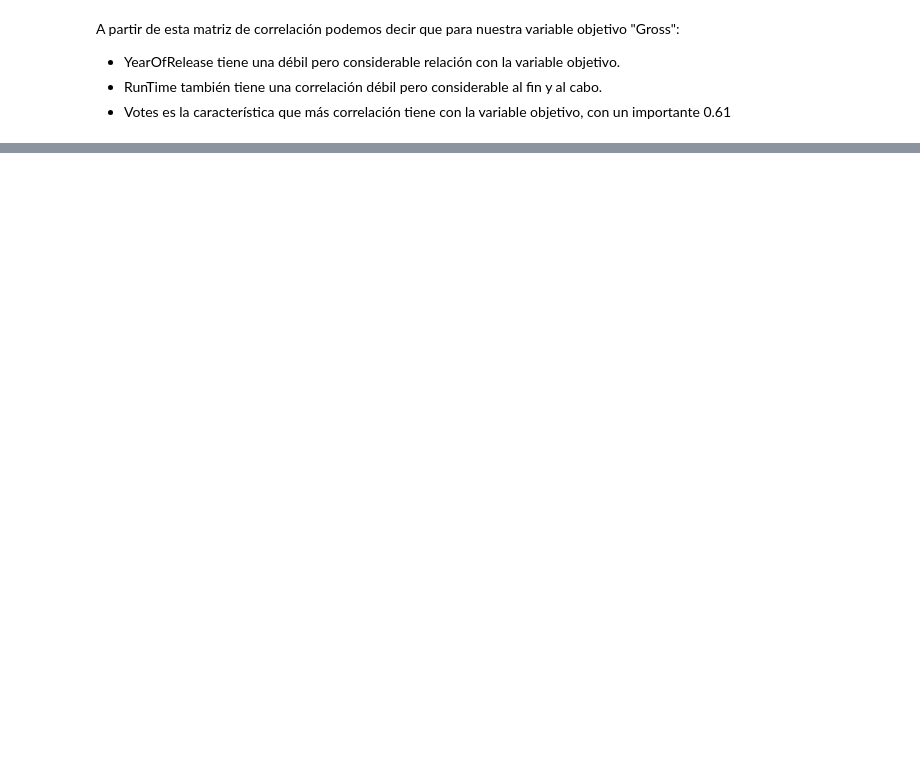
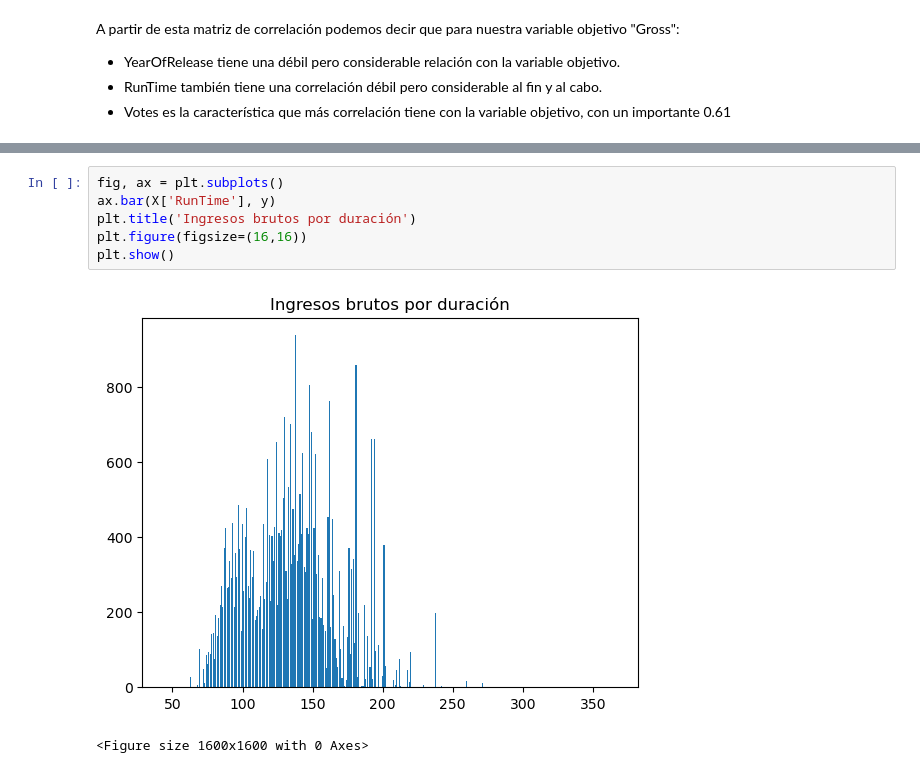
Before and after one commit to pablo11-exe/Talleres-ML, a Jupyter notebook: Taller2.ipynb, the cells around one changed output, grey strips where cells are left out. Drawn from its saved outputs; the diff is of its cells as text; blank space fills up the shorter version.

```diff
--- a/Taller2.ipynb
+++ b/Taller2.ipynb
@@ -194,0 +236,9 @@ A partir de esta matriz de correlación podemos decir que para nuestra variable
+# %%
+fig, ax = plt.subplots()
+ax.bar(X['RunTime'], y)
+plt.title('Ingresos brutos por duración')
+plt.figure(figsize=(16,16))
+plt.show()
+# %% [output]
+[figure, added]
+<Figure size 1600x1600 with 0 Axes>
```
Also changed, not shown: parts of 12 cells of this notebook.
